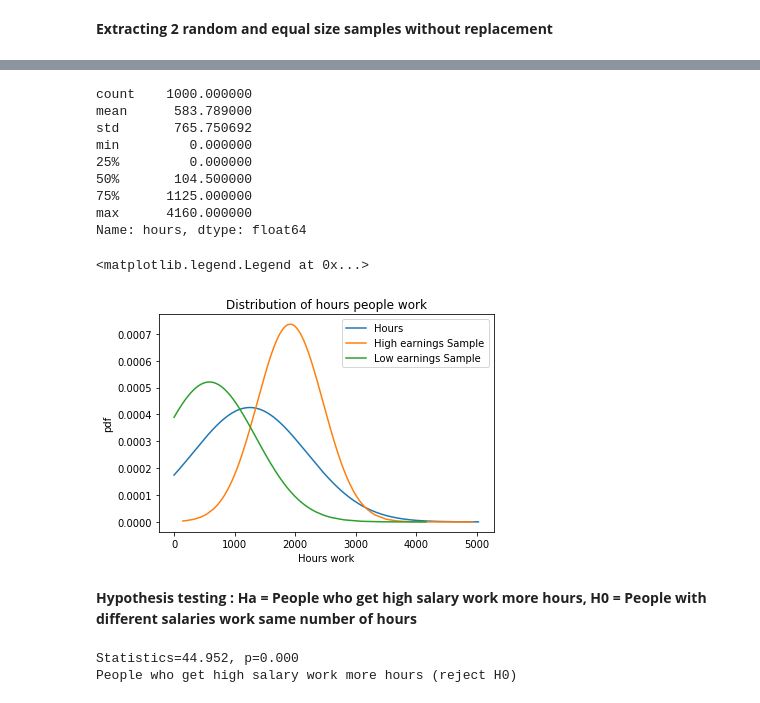
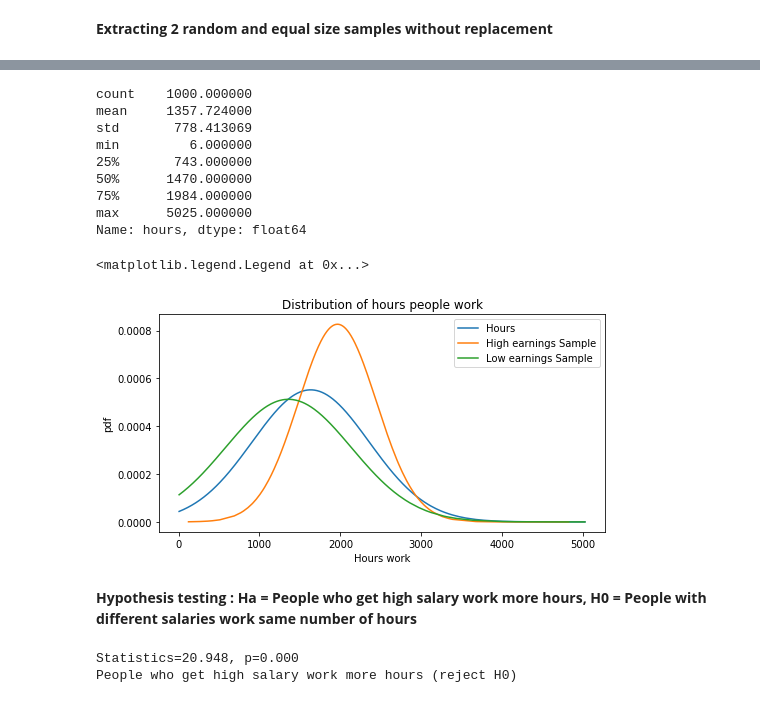
Before and after one commit to PraAnj/hypothesis-testing, a Jupyter notebook: ds project.ipynb, the cells around one changed output, grey strips where cells are left out. Saved outputs shown, nothing was run; the diff lists cells and outputs as text; code cells hidden in the pictures.

```diff
--- a/ds project.ipynb
+++ b/ds project.ipynb
@@ -60,0 +77,3 @@ my_data.describe()
+# %%
+my_data['educatn'] = my_data['educatn'].fillna(my_data['educatn'].mean())
+my_data.isna().any()
@@ -87,5 +119,4 @@ Text(0.5, 0, 'Hours')
 # %%
-my_data = my_data.dropna(how='any')
 my_data = my_data.drop(my_data[my_data.educatn > 20].index)
 my_data['educatn'].plot(kind='hist', bins=50)
 plt.xlabel('Education level')
@@ -114,3 +146,8 @@ plt.xlabel('earnings')
 # %% [output]
 Text(0.5, 0, 'earnings')
 [figure]
+# %%
+## Removed people who does not work (Hours == 0)
+my_data = my_data.drop(my_data[my_data.hours == 0].index)
+my_data['hours'].plot(kind='hist', bins=100)
+plt.xlabel('Hours')
@@ -199,32 +251,34 @@ Hours_of_low_salary = my_data[my_data.earnings<= hypothesisEarningVal].hours.sam
 Hours_of_low_salary.describe()
 # %% [output]
 count    1000.000000
-mean      583.789000
-std       765.750692
-min         0.000000
-25%         0.000000
-50%       104.500000
-75%      1125.000000
-max      4160.000000
+mean     1357.724000
+std       778.413069
+min         6.000000
+25%       743.000000
+50%      1470.000000
+75%      1984.000000
+max      5025.000000
 Name: hours, dtype: float64
 # %%
 Population = my_data['hours'].sort_values();
 PopulationHours = stat.norm.pdf(Population, Population.mean(), Population.std())
-plt.plot(Population, PopulationHours, label='Hours')
+fig, ax = plt.subplots(figsize=(8,4))
+
+ax.plot(Population, PopulationHours, label='Hours')
 
 hour_data_fit1 = stat.norm.pdf(Hours_of_high_salary, Hours_of_high_salary.mean(), Hours_of_high_salary.std())
-plt.plot(Hours_of_high_salary, hour_data_fit1, label='High earnings Sample')
+ax.plot(Hours_of_high_salary, hour_data_fit1, label='High earnings Sample')
 
 hour_data_fit2 = stat.norm.pdf(Hours_of_low_salary, Hours_of_low_salary.mean(), Hours_of_low_salary.std())
-plt.plot(Hours_of_low_salary, hour_data_fit2, label='Low earnings Sample')
+ax.plot(Hours_of_low_salary, hour_data_fit2, label='Low earnings Sample')
 
 plt.title('Distribution of hours people work')
 plt.xlabel('Hours work')
 plt.ylabel('pdf')
 plt.legend()
 # %% [output]
 <matplotlib.legend.Legend at 0x...>
-[figure, old version]
+[figure, new version]
 # %% [markdown]
 **Hypothesis testing :
 Ha = People who get high salary work more hours,
@@ -239,5 +293,5 @@ if p > alpha:
 else:
 	print('People who get high salary work more hours (reject H0)')
 # %% [output]
-Statistics=44.952, p=0.000
+Statistics=20.948, p=0.000
 People who get high salary work more hours (reject H0)
```
Also changed, not shown: parts of 16 cells of this notebook.
